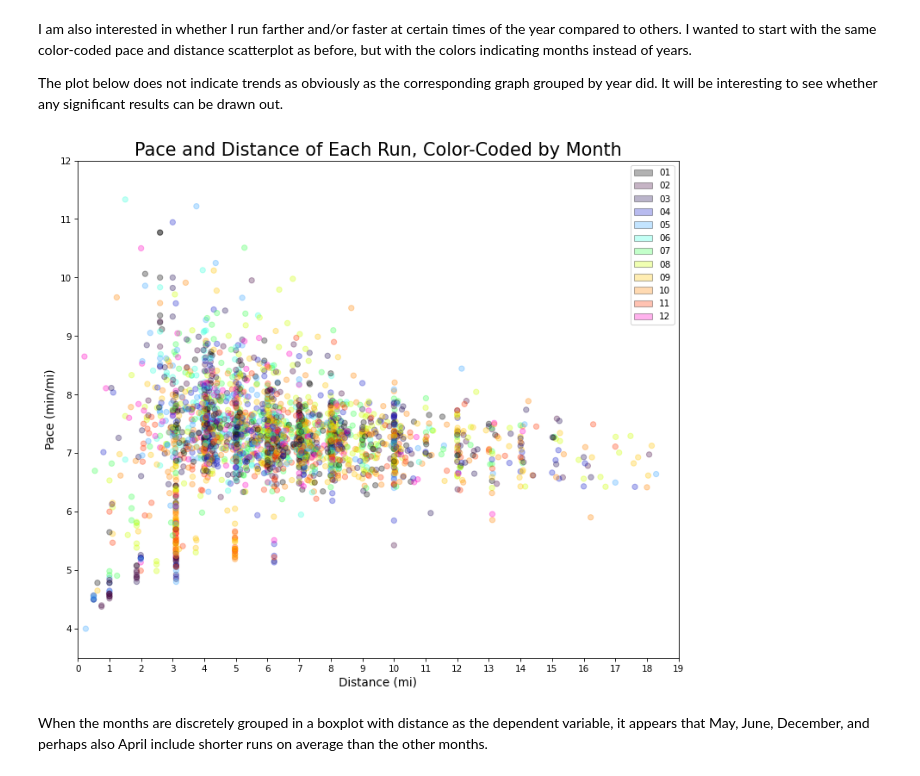
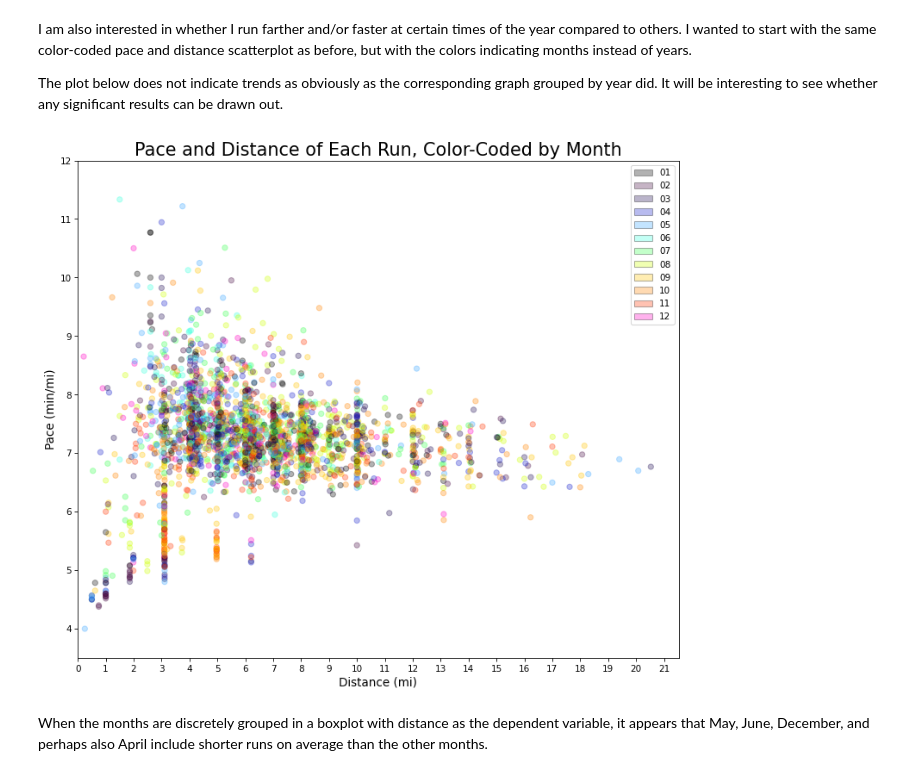
Before and after one commit to adolwick/biof309project, a Jupyter notebook: df_analysis.ipynb, the cells around one changed output. Saved outputs shown, nothing was run; the diff lists cells and outputs as text; code cells hidden in the pictures.

```diff
--- a/df_analysis.ipynb
+++ b/df_analysis.ipynb
@@ -319,24 +431,24 @@ The plot below does not indicate trends as obviously as the corresponding graph
 # %%
 #same code as in year-wise graph above
 #but with a couple modifications to variable names to ensure it is distinct from the other graph
 mcol_dict = {'01':'#000000', '02':'#450842', '03':'#1B0951', '04':'#1620CD' , '05':'#3AA6FF' , '06':'#3AFFDE' , '07':'#3AFF51' , '08':'#D0FF00', '09':'#FFC600', '10':'#FF8600', '11':'#FF3600', '12':'#FF00C6'}
 ymd['colcolm'] = ymd['month'].map(mcol_dict)
 
 mfig = plt.figure(figsize=(12,10),dpi=75)
 plt.xticks(np.arange(0, max(d['Mileage'])+1, 1.0))
-plt.xlim(0,19)
+plt.xlim(0,max(d['Mileage'])+1)
 plt.ylim(3.5, 12)
 axm = mfig.gca()
 axm.scatter(ymd['Mileage'],ymd['pace_min'],c=ymd['colcolm'],alpha=0.3)
 axm.set_xlabel('Distance (mi)', fontsize=13)
 axm.set_ylabel('Pace (min/mi)', fontsize=13)
 axm.set_title('Pace and Distance of Each Run, Color-Coded by Month', fontsize=20)
 
 leg_el = [mpatches.Patch(facecolor = value, edgecolor = "black", label = key, alpha = 0.3) for key, value in mcol_dict.items()]
 axm.legend(handles = leg_el)
 plt.savefig("pace_distance_month.png")
 # %% [output]
-[figure, old version]
+[figure, new version]
 # %% [markdown]
 When the months are discretely grouped in a boxplot with distance as the dependent variable, it appears that May, June, December, and perhaps also April include shorter runs on average than the other months.
 # %%
```
Also changed, not shown: parts of 20 cells of this notebook, 9 other files.
